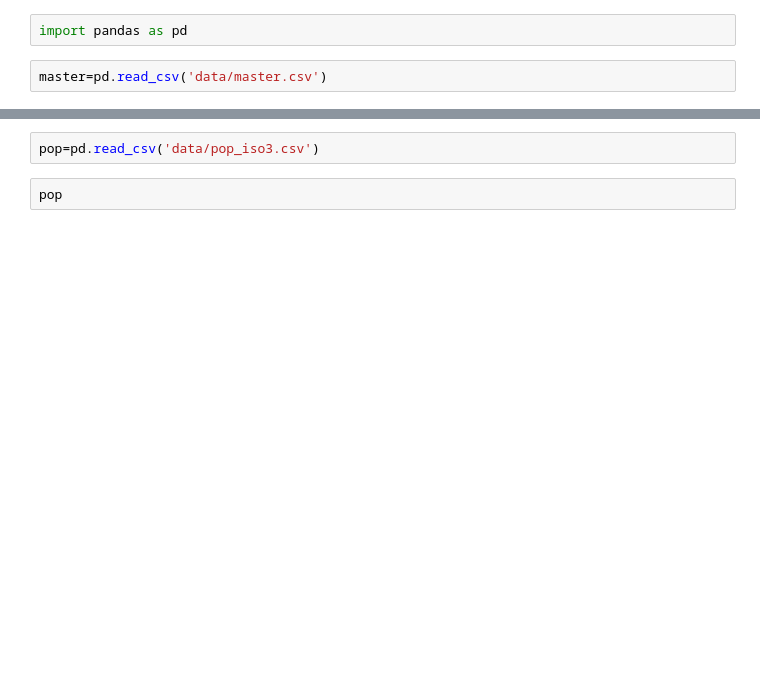
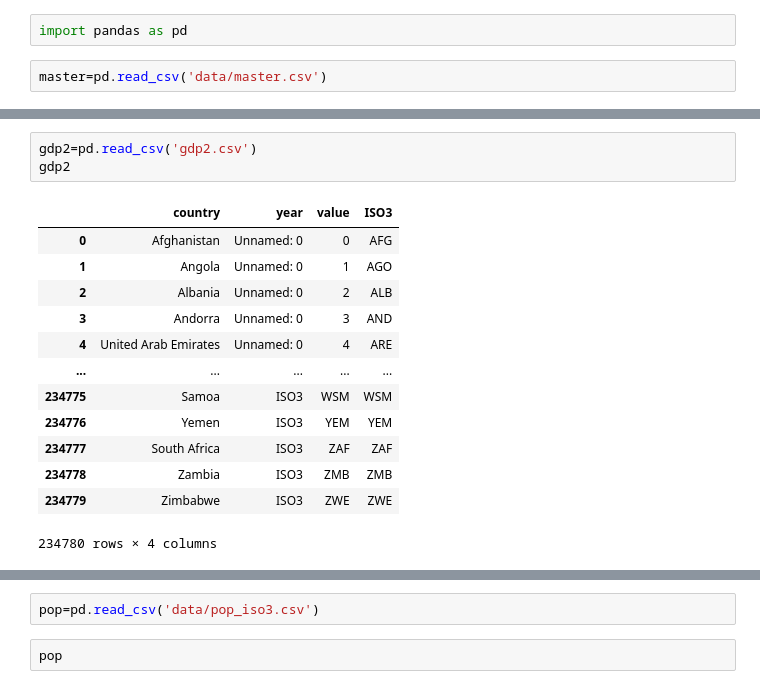
Before and after one commit to NaokiSasaya/gis, a Jupyter notebook: week13/marge.ipynb, the cells around one changed output, grey strips where cells are left out. Saved outputs shown, nothing was run; the diff lists cells and outputs as text; blank space fills up the shorter version.

```diff
--- a/week13/marge.ipynb
+++ b/week13/marge.ipynb
@@ -30,0 +25,17 @@ memory usage: 460.2+ KB
+# %%
+gdp2=pd.read_csv('gdp2.csv')
+gdp2
+# %% [output]
+|  | country | year | value | ISO3 |
+| 0 | Afghanistan | Unnamed: 0 | 0 | AFG |
+| 1 | Angola | Unnamed: 0 | 1 | AGO |
+| 2 | Albania | Unnamed: 0 | 2 | ALB |
+| 3 | Andorra | Unnamed: 0 | 3 | AND |
+| 4 | United Arab Emirates | Unnamed: 0 | 4 | ARE |
+| ... | ... | ... | ... | ... |
+| 234775 | Samoa | ISO3 | WSM | WSM |
+| 234776 | Yemen | ISO3 | YEM | YEM |
+| 234777 | South Africa | ISO3 | ZAF | ZAF |
+| 234778 | Zambia | ISO3 | ZMB | ZMB |
+| 234779 | Zimbabwe | ISO3 | ZWE | ZWE |
+234780 rows × 4 columns
```
Also changed, not shown: parts of 29 cells of this notebook, 22 other files.
